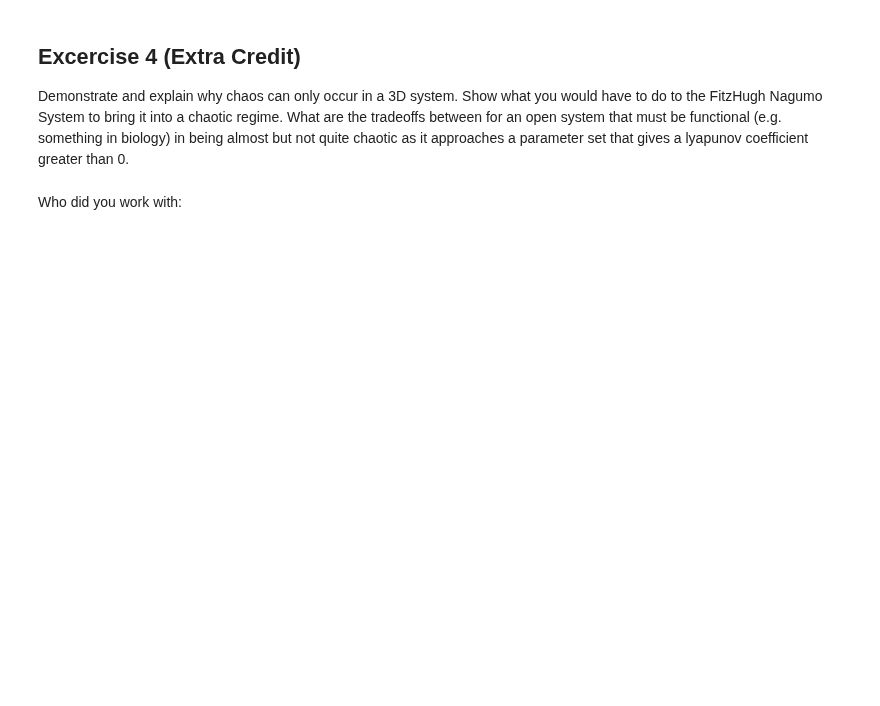
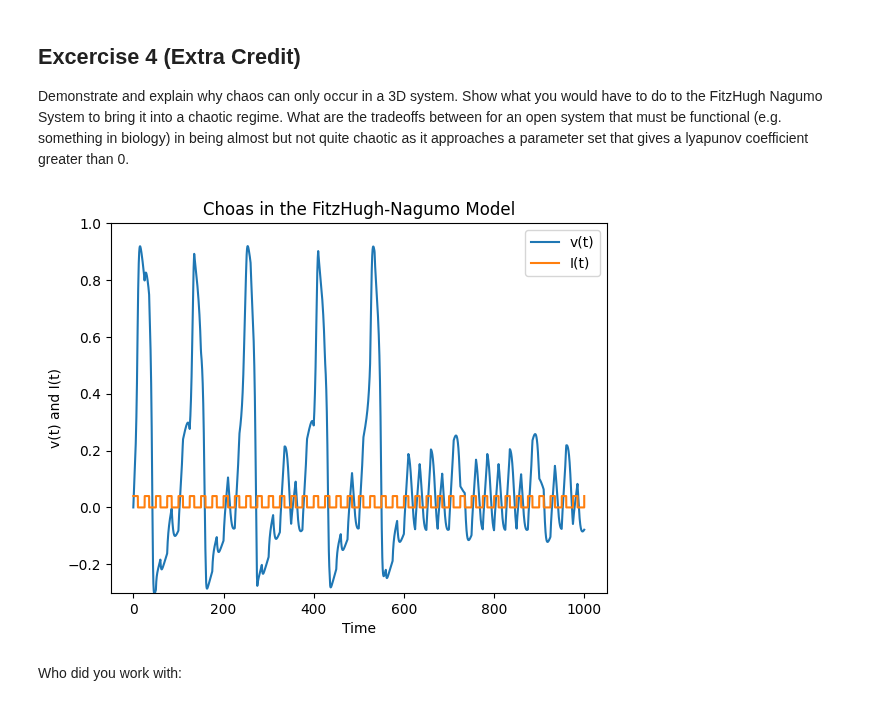
Before and after one commit to mkayeterry/MCDB172, a Jupyter notebook: ipynb/hw/HW9 - Chaotic Systems.ipynb, the cells around one changed output. Cells and saved outputs as stored; diff of their text form; code cells hidden in the pictures; blank space fills up the shorter version.

```diff
--- a/ipynb/hw/HW9 - Chaotic Systems.ipynb
+++ b/ipynb/hw/HW9 - Chaotic Systems.ipynb
@@ -93,5 +155,57 @@ What happens at an Nth peak height of ~0.29? What does it represent?
 Demonstrate and explain why chaos can only occur in a 3D system.
 Show what you would have to do to the FitzHugh Nagumo System to bring it into a chaotic regime.
 What are the tradeoffs between for an open system that must be functional (e.g. something in biology) in being almost but not quite chaotic as it approaches a parameter set that gives a lyapunov coefficient greater than 0.
+# %%
+
+def fitzHughNaguma(state, t):
+    v = state[0]
+    w = state[1]
+
+    dv = -v * (v - a) * (v - 1) - w + pulse(t, tOn, tOff, IOn, IOff)
+    dw = eps * (v - gamma * w)
+
+    return(dv, dw)
+
+def pulse(t, tOn, tOff, uOn, uOff):
+
+    if (t%(tOn+tOff)) < tOn:
+        I = uOn
+
+    elif (t%(tOn+tOff) >= tOn):
+        I = uOff
+
+    return I
+
+def computeI(t):
+    I = np.zeros(len(t))
+    for i in np.arange(0, len(t), 1):
+        I[i] = pulse(t[i], tOn, tOff, IOn, IOff)
+
+    return I
+
+
+eps = 0.01
+a = 0.1
+gamma = 2
+
+tOn = 10
+tOff = 15
+IOn = 0.04
+IOff = 0
+
+t = np.linspace(0, 1000, 100000)
+state0 = [0, 0]
+state = odeint(fitzHughNaguma, state0, t)
+
+plt.plot(t, state[:,0], label='v(t)')
+plt.plot(t, computeI(t), label='I(t)')
+plt.ylim(-.3, 1)
+plt.xlabel('Time')
+plt.ylabel('v(t) and I(t)')
+plt.title('Choas in the FitzHugh-Nagumo Model')
+plt.legend()
+plt.show()
+# %% [output]
+[figure, added]
 # %% [markdown]
 Who did you work with:
```
Also changed, not shown: parts of 3 cells of this notebook.
